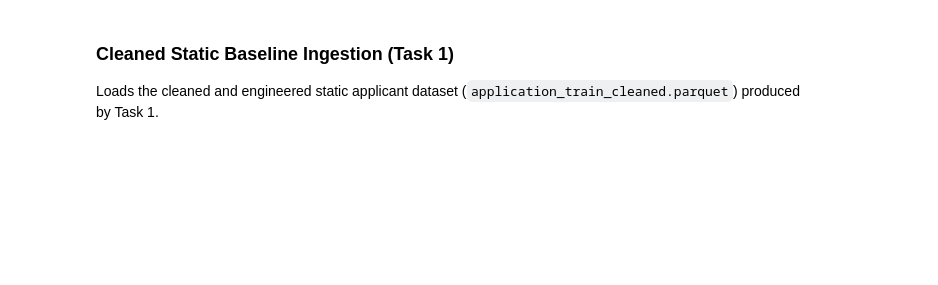
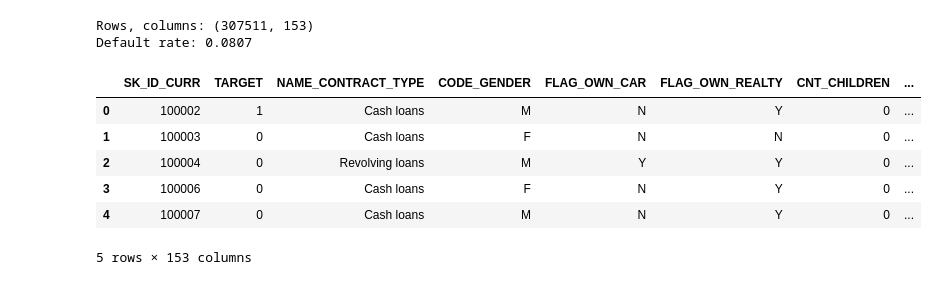
Before and after one commit to romanmhall/DATASCI-207-FinalProject-Team1, a Jupyter notebook: notebooks/03_alternative_features.ipynb, the cells around one changed output. Drawn from its saved outputs; the diff is of its cells as text; code cells hidden in the pictures; blank space fills up the shorter version.

Commit message:
Task 3 complete

```diff
--- a/notebooks/03_alternative_features.ipynb
+++ b/notebooks/03_alternative_features.ipynb
@@ -37,15 +73,22 @@ except ImportError:
-# %% [markdown]
-### Cleaned Static Baseline Ingestion (Task 1)
-
-Loads the cleaned and engineered static applicant dataset (`application_train_cleaned.parquet`) produced by Task 1.
 # %%
 from pathlib import Path
-import pandas as pd
 
-# Load Task 1 cleaned application matrix
-data_path = Path('/content/DATASCI207_finalproject/data/processed/application_train_cleaned.parquet')
+# Task 2 output: cleaned application data + processed features
+data_path = Path('/content/DATASCI207_finalproject/data/processed/processed_features.parquet')
 if not data_path.exists():
-    data_path = Path('data/processed/application_train_cleaned.parquet')
+    data_path = Path('/content/processed_features.parquet')
 
-df_cleaned = pd.read_parquet(data_path)
-print(f'Loaded cleaned data: {df_cleaned.shape[0]:,} rows x {df_cleaned.shape[1]:,} columns')
+df = pd.read_parquet(data_path)
+print('Rows, columns:', df.shape)                    # must be (307511, 153)
+print('Default rate:', round(df['TARGET'].mean(), 4))
+df.head()
+# %% [output]
+Rows, columns: (307511, 153)
+Default rate: 0.0807
+|  | SK_ID_CURR | TARGET | NAME_CONTRACT_TYPE | CODE_GENDER | FLAG_OWN_CAR | FLAG_OWN_REALTY | CNT_CHILDREN | ... |
+| 0 | 100002 | 1 | Cash loans | M | N | Y | 0 | ... |
+| 1 | 100003 | 0 | Cash loans | F | N | N | 0 | ... |
+| 2 | 100004 | 0 | Revolving loans | M | Y | Y | 0 | ... |
+| 3 | 100006 | 0 | Cash loans | F | N | Y | 0 | ... |
+| 4 | 100007 | 0 | Cash loans | M | N | Y | 0 | ... |
+5 rows × 153 columns
```
Also changed, not shown: parts of 15 cells of this notebook.
